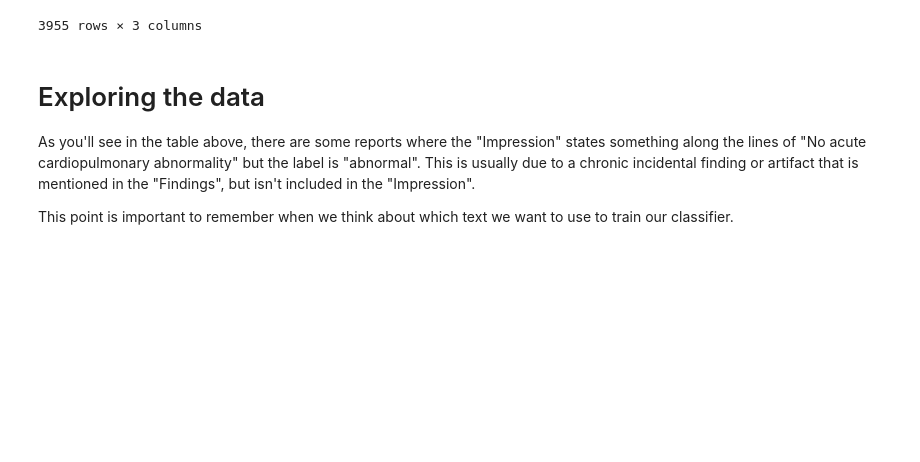
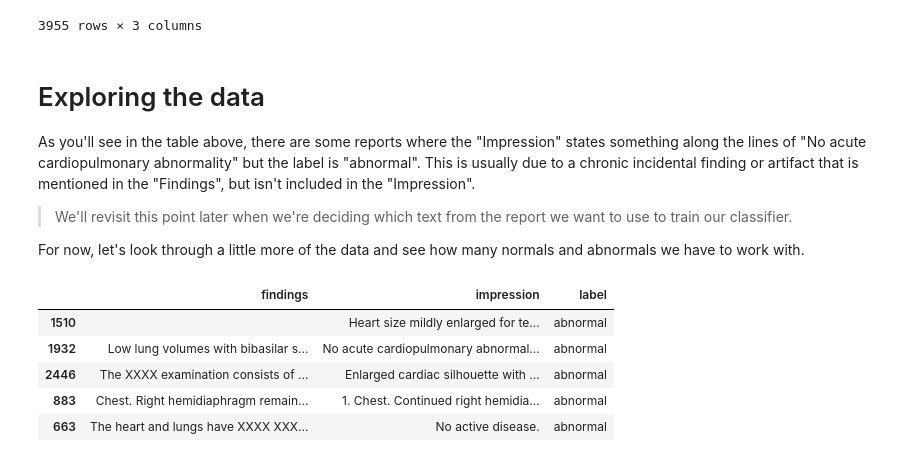
Before and after one commit to wfwiggins/RSNA-NLP-2020, a Jupyter notebook: RSNA20_NLP.ipynb, the cells around one changed output. Saved outputs shown, nothing was run; the diff lists cells and outputs as text; code cells hidden in the pictures; blank space fills up the shorter version.

```diff
--- a/RSNA20_NLP.ipynb
+++ b/RSNA20_NLP.ipynb
@@ -78,4 +92,17 @@ reports_df
 
 As you'll see in the table above, there are some reports where the "Impression" states something along the lines of "No acute cardiopulmonary abnormality" but the label is "abnormal". This is usually due to a chronic incidental finding or artifact that is mentioned in the "Findings", but isn't included in the "Impression".
 
-This point is important to remember when we think about which text we want to use to train our classifier.
+> We'll revisit this point later when we're deciding which text from the report we want to use to train our classifier.
+
+For now, let's look through a little more of the data and see how many normals and abnormals we have to work with.
+# %%
+#@title **Run this cell several times to view random samples of the data**
+
+reports_df.sample(5)
+# %% [output]
+|  | findings | impression | label |
+| 1510 |  | Heart size mildly enlarged for te... | abnormal |
+| 1932 | Low lung volumes with bibasilar s... | No acute cardiopulmonary abnormal... | abnormal |
+| 2446 | The XXXX examination consists of ... | Enlarged cardiac silhouette with ... | abnormal |
+| 883 | Chest. Right hemidiaphragm remain... | 1. Chest. Continued right hemidia... | abnormal |
+| 663 | The heart and lungs have XXXX XXX... | No active disease. | abnormal |
```
Also changed, not shown: parts of 12 cells of this notebook.
